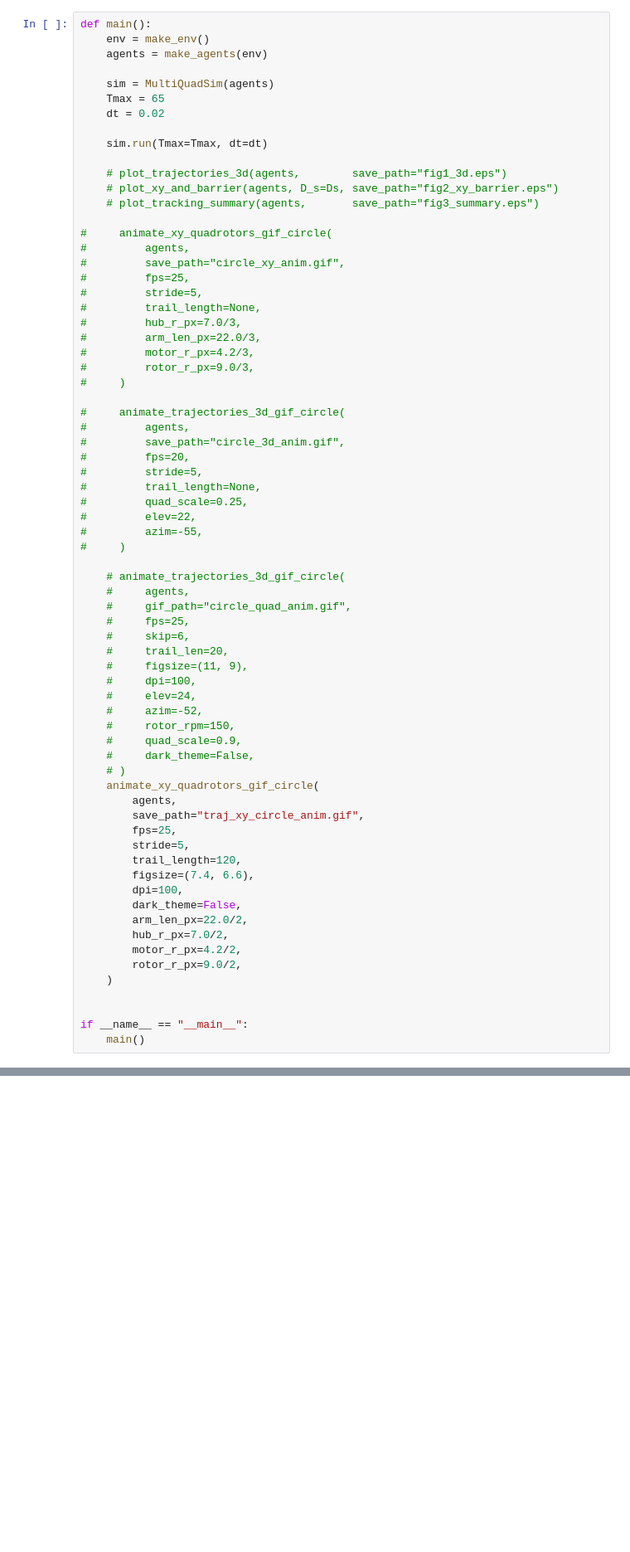
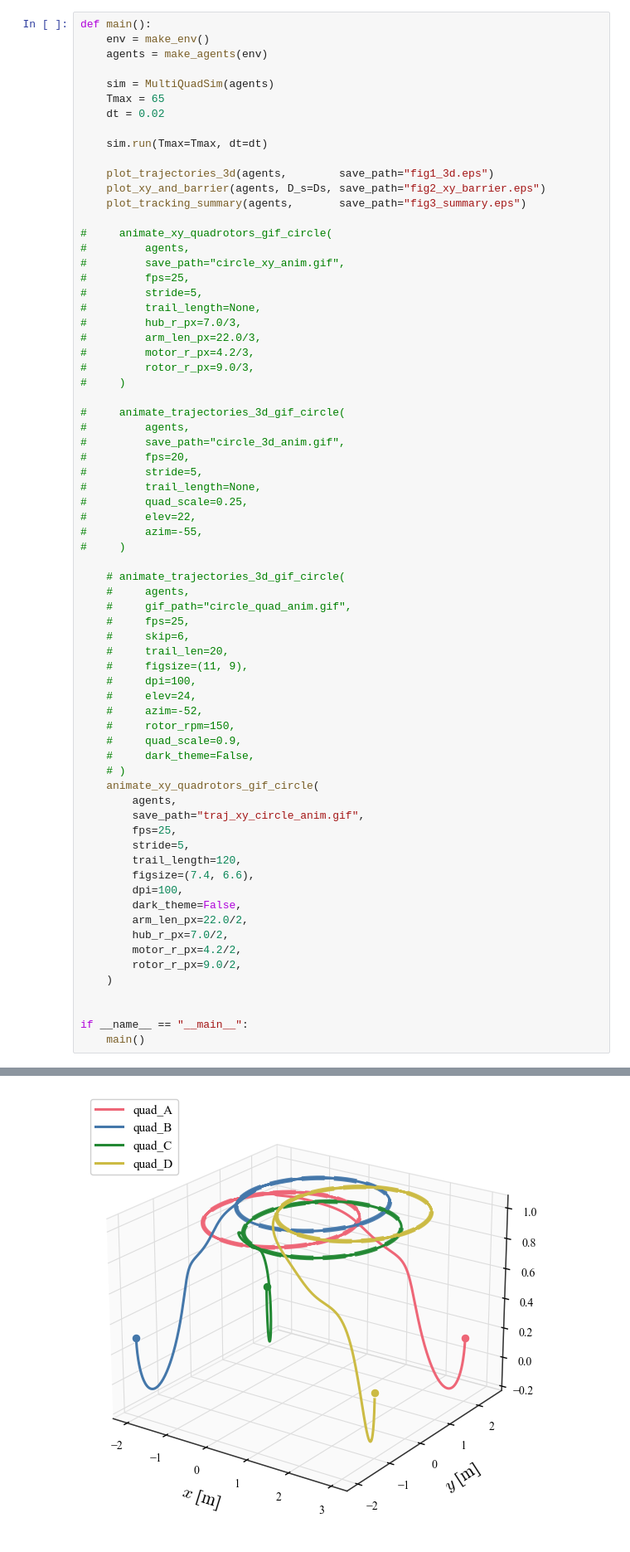
Before and after one commit to gradslab/tfl_cbf_safe_multiagent_pf, a Jupyter notebook: tfl_cbf_multiquad_pf.ipynb, the cells around one changed output, grey strips where cells are left out. Shown at 83% size. Drawn from its saved outputs; the diff is of its cells as text; blank space fills up the shorter version.

Commit message:
fixed plots

```diff
--- a/tfl_cbf_multiquad_pf.ipynb
+++ b/tfl_cbf_multiquad_pf.ipynb
@@ -1707,9 +1707,9 @@ def main():
 
     sim.run(Tmax=Tmax, dt=dt)
 
-    # plot_trajectories_3d(agents,        save_path="fig1_3d.eps")
-    # plot_xy_and_barrier(agents, D_s=Ds, save_path="fig2_xy_barrier.eps")
-    # plot_tracking_summary(agents,       save_path="fig3_summary.eps")
+    plot_trajectories_3d(agents,        save_path="fig1_3d.eps")
+    plot_xy_and_barrier(agents, D_s=Ds, save_path="fig2_xy_barrier.eps")
+    plot_tracking_summary(agents,       save_path="fig3_summary.eps")
 
 #     animate_xy_quadrotors_gif_circle(
 #         agents,
@@ -1772,0 +1773 @@ if __name__ == "__main__":
+[figure, added]
```
Also changed, not shown: parts of 3 cells of this notebook.
